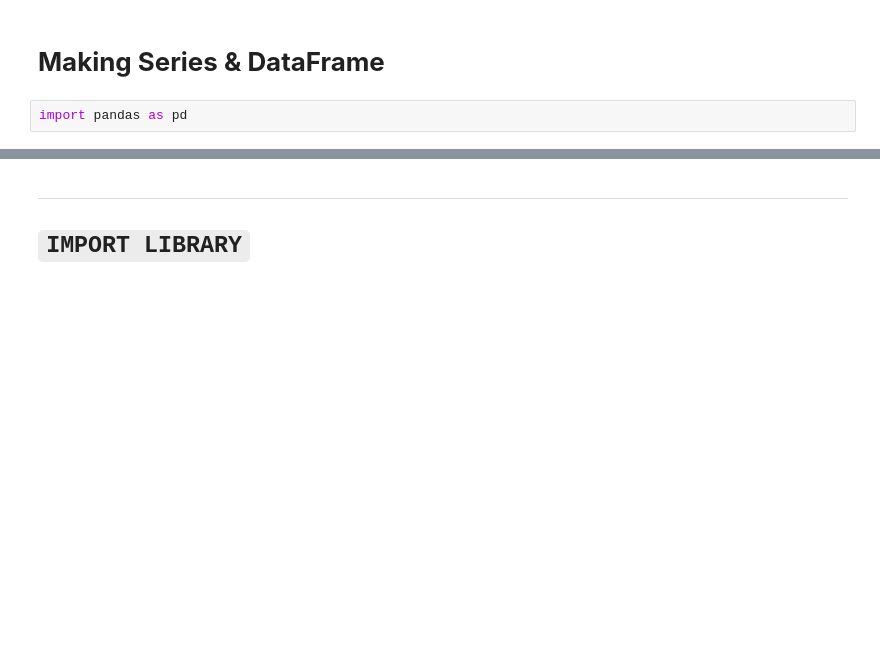
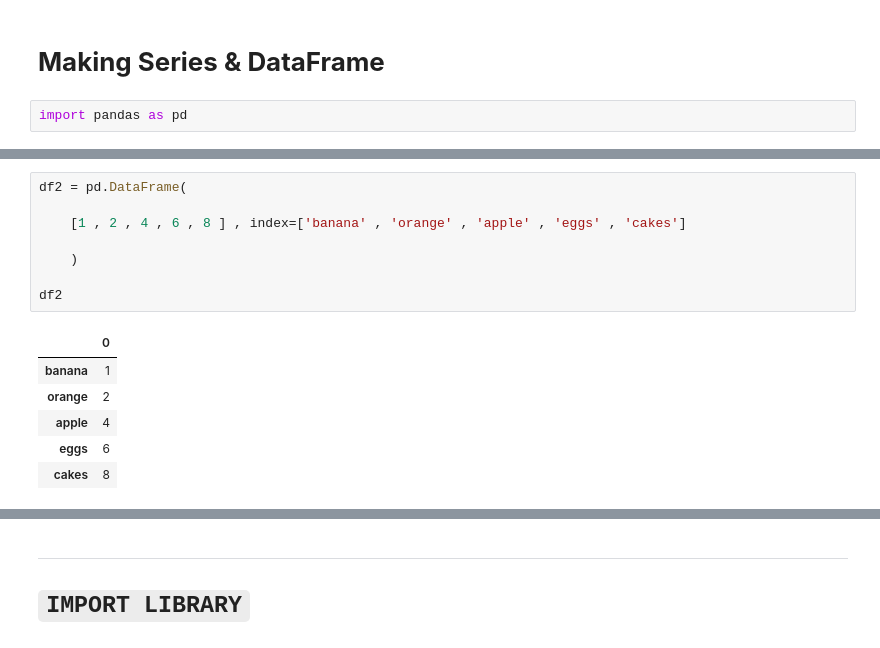
Before and after one commit to Shaikh-Hafiz-Yahya/AI_Road_Map_2026, a Jupyter notebook: Module04_Pandas/Lecture01.ipynb, the cells around one changed output, grey strips where cells are left out. Saved outputs shown, nothing was run; the diff lists cells and outputs as text; blank space fills up the shorter version.

```diff
--- a/Module04_Pandas/Lecture01.ipynb
+++ b/Module04_Pandas/Lecture01.ipynb
@@ -4,0 +121,15 @@ import pandas as pd
+# %%
+df2 = pd.DataFrame(
+
+    [1 , 2 , 4 , 6 , 8 ] , index=['banana' , 'orange' , 'apple' , 'eggs' , 'cakes']
+
+    )
+
+df2
+# %% [output]
+|  | 0 |
+| banana | 1 |
+| orange | 2 |
+| apple | 4 |
+| eggs | 6 |
+| cakes | 8 |
```
Also changed, not shown: parts of 30 cells of this notebook.
